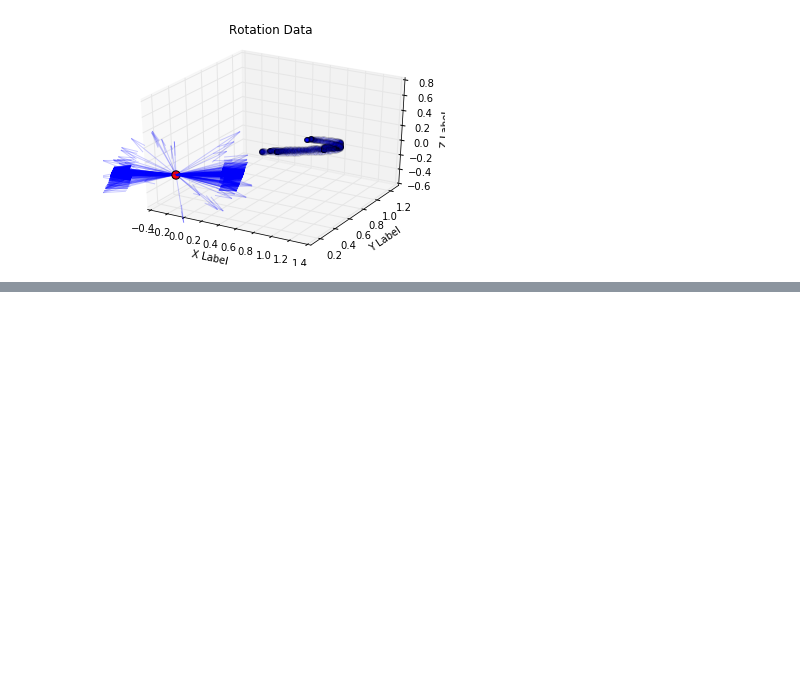
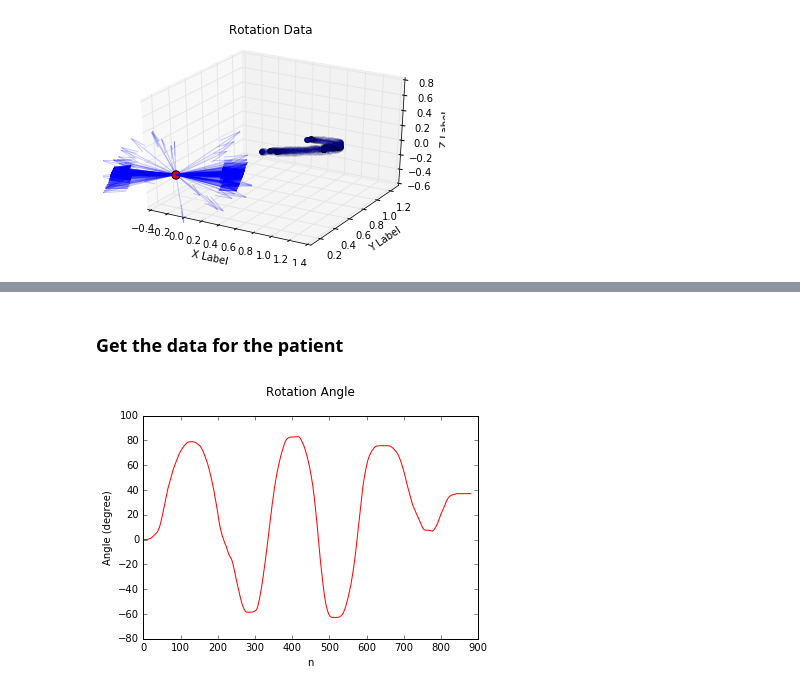
Before and after one commit to BSEL-UC3M/AlgiaCervical-EMarinetto, a Jupyter notebook: Demo Code for Algia Cervical.ipynb, the cells around one changed output, grey strips where cells are left out. Saved outputs shown, nothing was run; the diff lists cells and outputs as text; code cells hidden in the pictures; blank space fills up the shorter version.

```diff
--- a/Demo Code for Algia Cervical.ipynb
+++ b/Demo Code for Algia Cervical.ipynb
@@ -654,0 +856,13 @@ plt.show()
+# %% [markdown]
+### Get the data for the patient
+# %%
+fig = plt.figure()
+ax = fig.add_subplot(111)
+ax.plot(angleData,'r')
+ax.set_xlabel('n')
+ax.set_ylabel('Angle (degree)')
+ax.set_title('Rotation Angle\n')
+
+plt.show()
+# %% [output]
+[figure, added]
```
Also changed, not shown: parts of 8 cells of this notebook.
